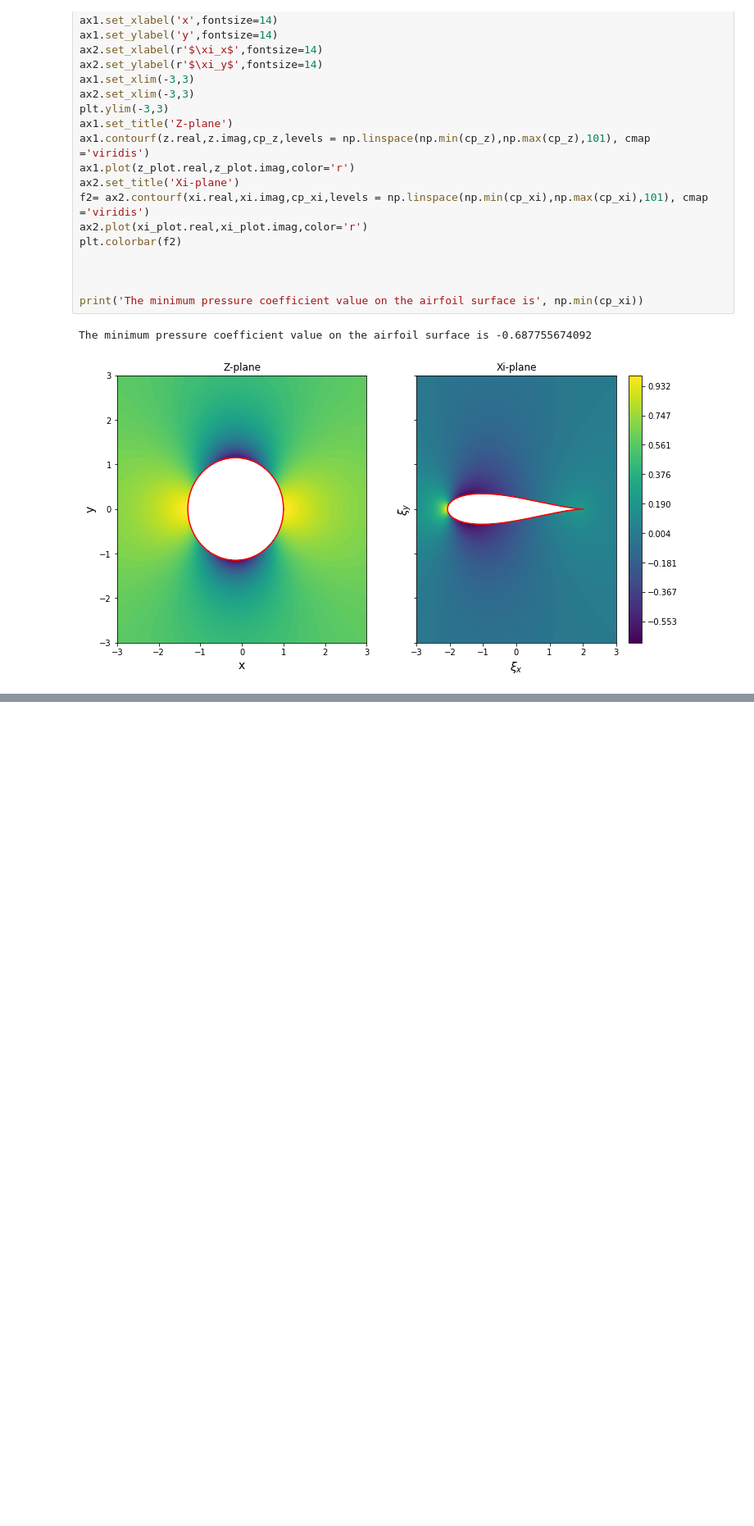
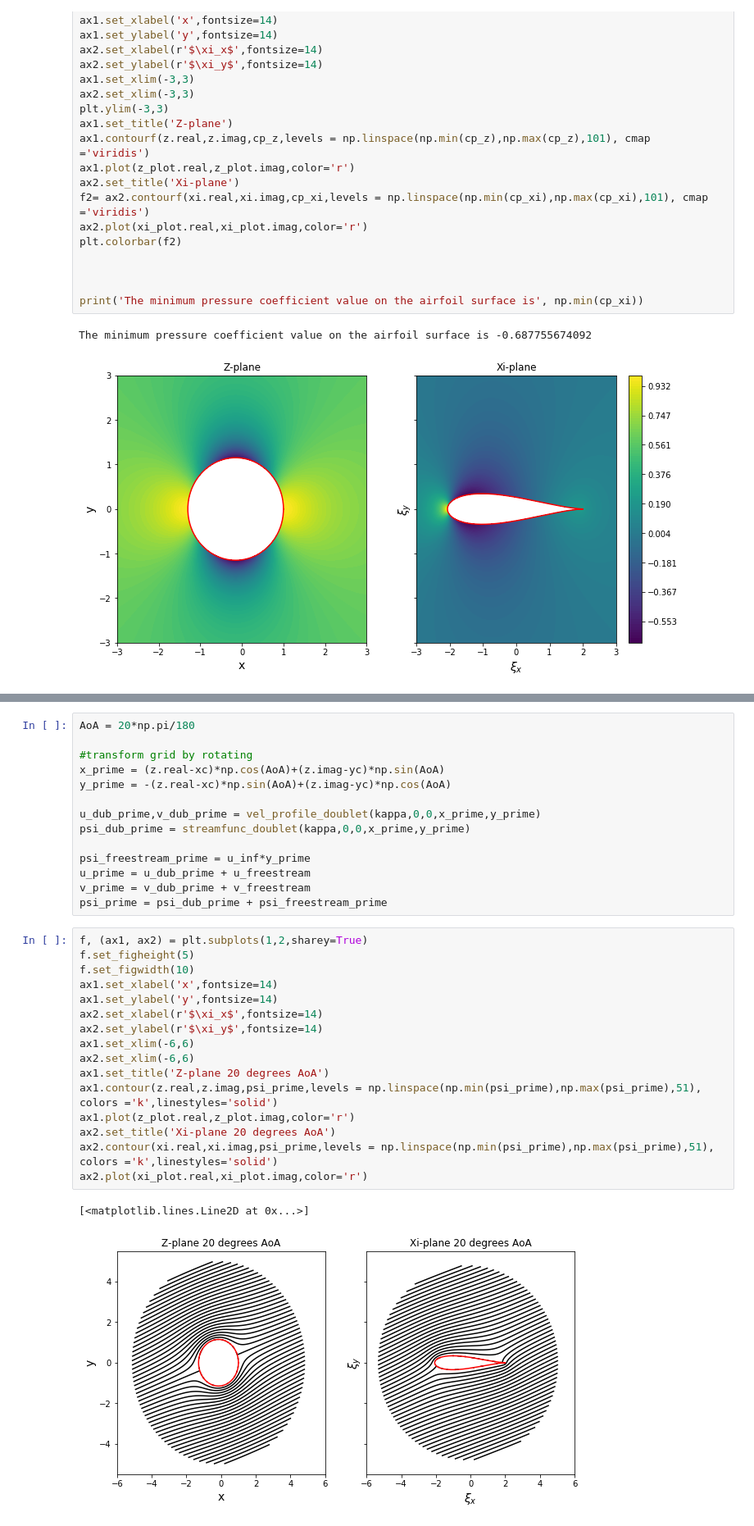
Before and after one commit to kmchoy/mae6226, a Jupyter notebook: Joukowski.ipynb, the cells around one changed output, grey strips where cells are left out. Shown at 82% size. Saved outputs shown, nothing was run; the diff lists cells and outputs as text; blank space fills up the shorter version.

```diff
--- a/Joukowski.ipynb
+++ b/Joukowski.ipynb
@@ -225,0 +235,33 @@ The minimum pressure coefficient value on the airfoil surface is -0.687755674092
+# %%
+AoA = 20*np.pi/180
+
+#transform grid by rotating
+x_prime = (z.real-xc)*np.cos(AoA)+(z.imag-yc)*np.sin(AoA)
+y_prime = -(z.real-xc)*np.sin(AoA)+(z.imag-yc)*np.cos(AoA)
+
+u_dub_prime,v_dub_prime = vel_profile_doublet(kappa,0,0,x_prime,y_prime)
+psi_dub_prime = streamfunc_doublet(kappa,0,0,x_prime,y_prime)
+
+psi_freestream_prime = u_inf*y_prime
+u_prime = u_dub_prime + u_freestream
+v_prime = v_dub_prime + v_freestream
+psi_prime = psi_dub_prime + psi_freestream_prime
+# %%
+f, (ax1, ax2) = plt.subplots(1,2,sharey=True)
+f.set_figheight(5)
+f.set_figwidth(10)
+ax1.set_xlabel('x',fontsize=14)
+ax1.set_ylabel('y',fontsize=14)
+ax2.set_xlabel(r'$\xi_x$',fontsize=14)
+ax2.set_ylabel(r'$\xi_y$',fontsize=14)
+ax1.set_xlim(-6,6)
+ax2.set_xlim(-6,6)
+ax1.set_title('Z-plane 20 degrees AoA')
+ax1.contour(z.real,z.imag,psi_prime,levels = np.linspace(np.min(psi_prime),np.max(psi_prime),51), colors ='k',linestyles='solid')
+ax1.plot(z_plot.real,z_plot.imag,color='r')
+ax2.set_title('Xi-plane 20 degrees AoA')
+ax2.contour(xi.real,xi.imag,psi_prime,levels = np.linspace(np.min(psi_prime),np.max(psi_prime),51), colors ='k',linestyles='solid')
+ax2.plot(xi_plot.real,xi_plot.imag,color='r')
+# %% [output]
+[<matplotlib.lines.Line2D at 0x...>]
+[figure, added]
```
Also changed, not shown: parts of 6 cells of this notebook.
